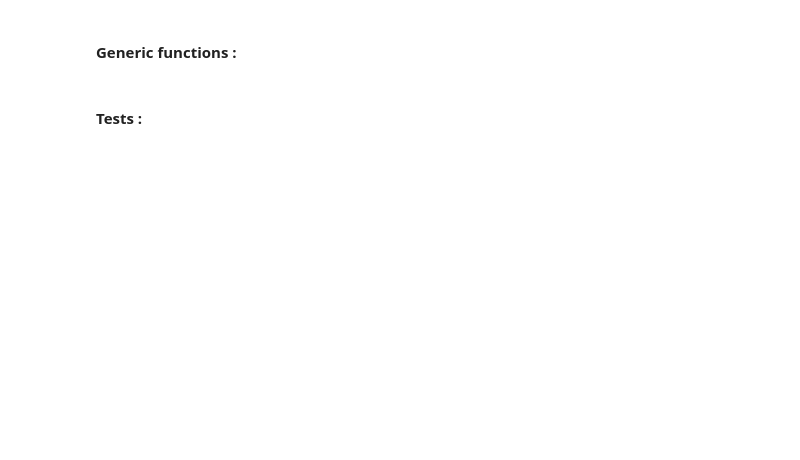
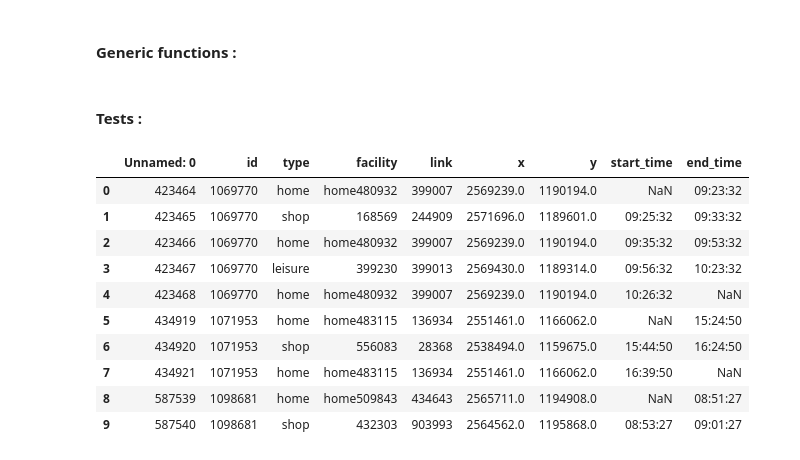
Before and after one commit to phellich/scheduling, a Jupyter notebook: postprocessing.ipynb, the cells around one changed output. Cells and saved outputs as stored; diff of their text form; code cells hidden in the pictures; blank space fills up the shorter version.

```diff
--- a/postprocessing.ipynb
+++ b/postprocessing.ipynb
@@ -238,6 +244,20 @@ filtered_df['end_time'] = filtered_df.apply(calculate_end_time, axis=1)
 # %%
 schedule_postprocessed = reorder_df(filtered_df)
 # schedule_postprocessed.head()
+# %%
+activity_vaud.head(10)
+# %% [output]
+|  | Unnamed: 0 | id | type | facility | link | x | y | start_time | end_time |
+| 0 | 423464 | 1069770 | home | home480932 | 399007 | 2569239.0 | 1190194.0 | NaN | 09:23:32 |
+| 1 | 423465 | 1069770 | shop | 168569 | 244909 | 2571696.0 | 1189601.0 | 09:25:32 | 09:33:32 |
+| 2 | 423466 | 1069770 | home | home480932 | 399007 | 2569239.0 | 1190194.0 | 09:35:32 | 09:53:32 |
+| 3 | 423467 | 1069770 | leisure | 399230 | 399013 | 2569430.0 | 1189314.0 | 09:56:32 | 10:23:32 |
+| 4 | 423468 | 1069770 | home | home480932 | 399007 | 2569239.0 | 1190194.0 | 10:26:32 | NaN |
+| 5 | 434919 | 1071953 | home | home483115 | 136934 | 2551461.0 | 1166062.0 | NaN | 15:24:50 |
+| 6 | 434920 | 1071953 | shop | 556083 | 28368 | 2538494.0 | 1159675.0 | 15:44:50 | 16:24:50 |
+| 7 | 434921 | 1071953 | home | home483115 | 136934 | 2551461.0 | 1166062.0 | 16:39:50 | NaN |
+| 8 | 587539 | 1098681 | home | home509843 | 434643 | 2565711.0 | 1194908.0 | NaN | 08:51:27 |
+| 9 | 587540 | 1098681 | shop | 432303 | 903993 | 2564562.0 | 1195868.0 | 08:53:27 | 09:01:27 |
 # %%
 for index, id in enumerate(set(schedule_postprocessed['id'])):
     print(f"\n SCHEDULE OF INDIVIDUAL {id} (n*{index}) \n")
```
Also changed, not shown: parts of 14 cells of this notebook, 4 other files.
